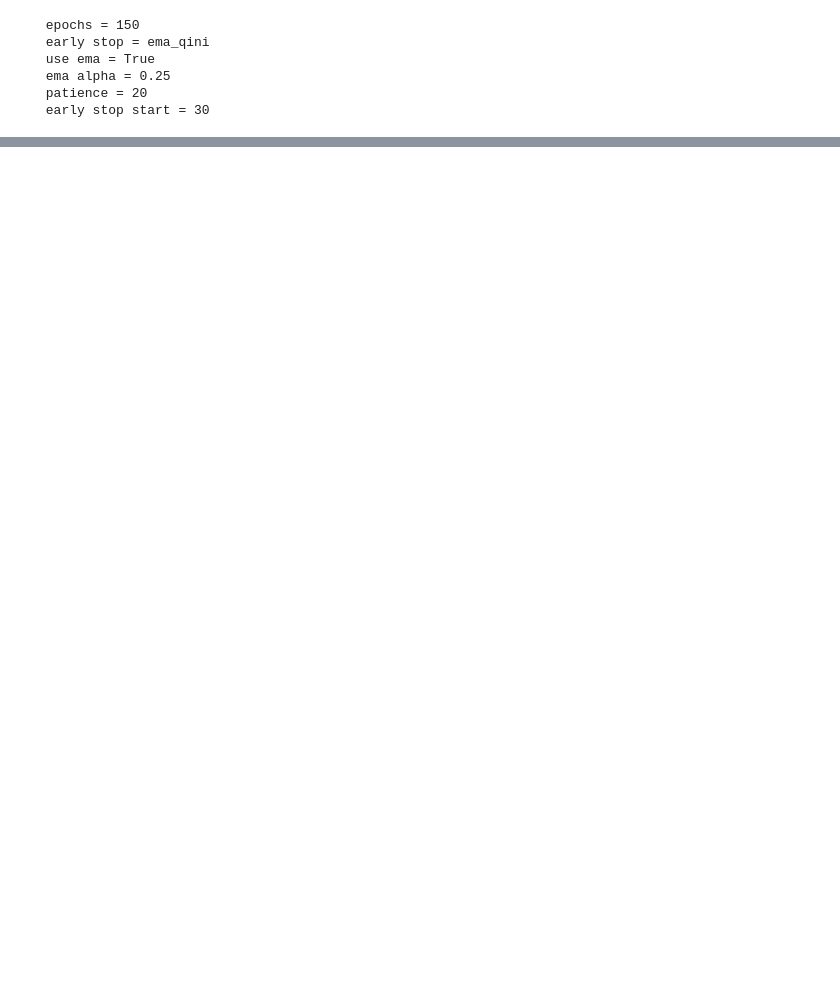
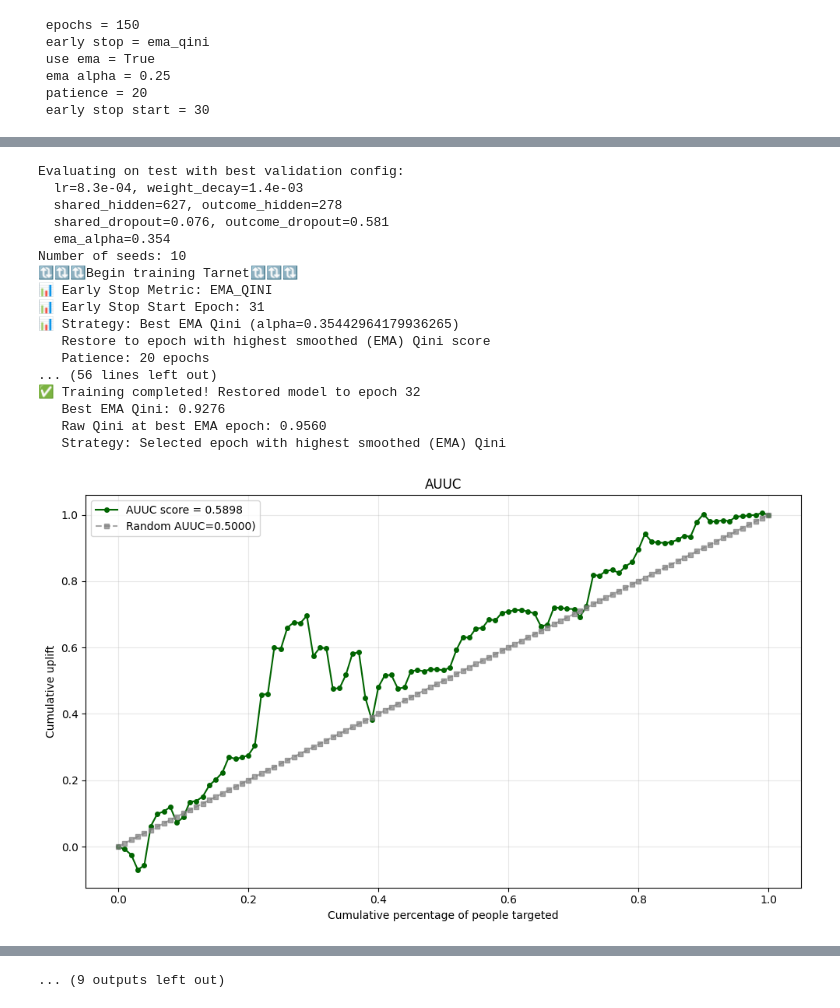
Before and after one commit to ducvu0904/RERUM, a Jupyter notebook: Tarnet + ziln/main_tarnet_ziln.ipynb, the cells around one changed output, grey strips where cells are left out. Drawn from its saved outputs; the diff is of its cells as text; code cells hidden in the pictures; blank space fills up the shorter version.

```diff
--- a/Tarnet + ziln/main_tarnet_ziln.ipynb
+++ b/Tarnet + ziln/main_tarnet_ziln.ipynb
@@ -280,7 +304,7 @@ import numpy as np
 import torch
 
 # 1. Evaluate selected config on test set (after tuning)
-seeds = [412312, 42, 1874, 902745, 1]
+seeds = [412312, 42, 1874, 902745, 1, 2, 3, 4, 5, 6]
 device = torch.device("cuda" if torch.cuda.is_available() else "cpu")
 all_runs = []
 
@@ -309,7 +333,8 @@ for SEED in seeds:
     seed_everything(SEED)
 
     tarnet = Tarnet(
-        input_dim=x_men_train_t.shape[1],
+        cate_dims=cat_dims,
+        num_count=num_count,
         epochs=epochs,
         learning_rate=best_lr,
         weight_decay=best_wd,
@@ -318,8 +343,8 @@ for SEED in seeds:
         patience=patience,
         shared_hidden=best_shared_hidden,
         outcome_hidden=best_outcome_hidden,
-        outcome_dropout=best_outcome_dropout, # type: ignore
-        shared_dropout=best_shared_dropout, # type: ignore
+        outcome_dropout=best_outcome_dropout,
+        shared_dropout=best_shared_dropout,
         early_stop_metric=early_stop_metric,
         early_stop_start_epoch=early_stop_start,
         ziln_lambda=best_ziln_lambda,
@@ -328,13 +353,14 @@ for SEED in seeds:
 
     tarnet.fit(train_loader, val_loader)
 
-    # Test prediction
-    x_men_test_t_on_device = x_men_test_t.to(device)
-    y0_pred, y1_pred = tarnet.predict(x_men_test_t_on_device)
+   # Test prediction
+    test_cat_device = test_cat.to(device)
+    test_num_device = test_num.to(device)
+    y0_pred, y1_pred = tarnet.predict(test_cat_device, test_num_device)
 
     uplift_pred = (y1_pred - y0_pred).detach().cpu().numpy().flatten()
-    y_true = y_men_test_t.detach().cpu().numpy().flatten()
-    t_true = t_men_test_t.detach().cpu().numpy().flatten()
+    y_true = y_test.detach().cpu().numpy().flatten()
+    t_true = t_test.detach().cpu().numpy().flatten()
 
     # ATE error
     ate_pred = uplift_pred.mean()
@@ -342,34 +368,53 @@ for SEED in seeds:
 
     all_runs.append({
         'Seed': SEED,
-        'AUUC': auuc(y_true, t_true, uplift_pred, bins=100, plot=False),
+        'AUUC': auuc(y_true, t_true, uplift_pred, bins=100, plot=True),
         'AUQC': auqc(y_true, t_true, uplift_pred, bins=100, plot=False),
         'Lift': lift(y_true, t_true, uplift_pred, h=0.3),
         'KRCC': krcc(y_true, t_true, uplift_pred, bins=100),
         'ATE_Err': abs(ate_pred - ate_true)
     })
     print(f"  Done Seed {SEED}")
 
 # 3. Aggregate final test metrics
 df_results = pd.DataFrame(all_runs)
 
 print("\n" + "=" * 85)
 print(f"{'PER-SEED DETAILS (TEST SET)':^85}")
 print("=" * 85)
 print(df_results.to_string(index=False, formatters={
     'AUUC': '{:,.4f}'.format,
     'AUQC': '{:,.4f}'.format,
     'Lift': '{:,.4f}'.format,
     'KRCC': '{:,.4f}'.format,
     'ATE_Err': '{:,.4f}'.format
 }))
 
 mean_res = df_results.drop(columns='Seed').mean()
 std_res = df_results.drop(columns='Seed').std()
 
 print("=" * 85)
 print(f"{'TEST SUMMARY (MEAN ± STD)':^85}")
 print("-" * 85)
 for metric in ['AUUC', 'AUQC', 'Lift', 'KRCC', 'ATE_Err']:
     print(f"{metric:<10}: {mean_res[metric]:.4f} ± {std_res[metric]:.4f}")
 print("=" * 85)
+# %% [output]
+Evaluating on test with best validation config:
+  lr=8.3e-04, weight_decay=1.4e-03
+  shared_hidden=627, outcome_hidden=278
+  shared_dropout=0.076, outcome_dropout=0.581
+  ema_alpha=0.354
+Number of seeds: 10
+🔃🔃🔃Begin training Tarnet🔃🔃🔃
+📊 Early Stop Metric: EMA_QINI
+📊 Early Stop Start Epoch: 31
+📊 Strategy: Best EMA Qini (alpha=0.35442964179936265)
+   Restore to epoch with highest smoothed (EMA) Qini score
+   Patience: 20 epochs
+... (56 lines left out)
+✅ Training completed! Restored model to epoch 32
+   Best EMA Qini: 0.9276
+   Raw Qini at best EMA epoch: 0.9560
+   Strategy: Selected epoch with highest smoothed (EMA) Qini
+[figure, added]
@@ -375,0 +511 @@ print("=" * 85)
+... (9 outputs left out)
```
Also changed, not shown: parts of 7 cells of this notebook, 8 other files.
